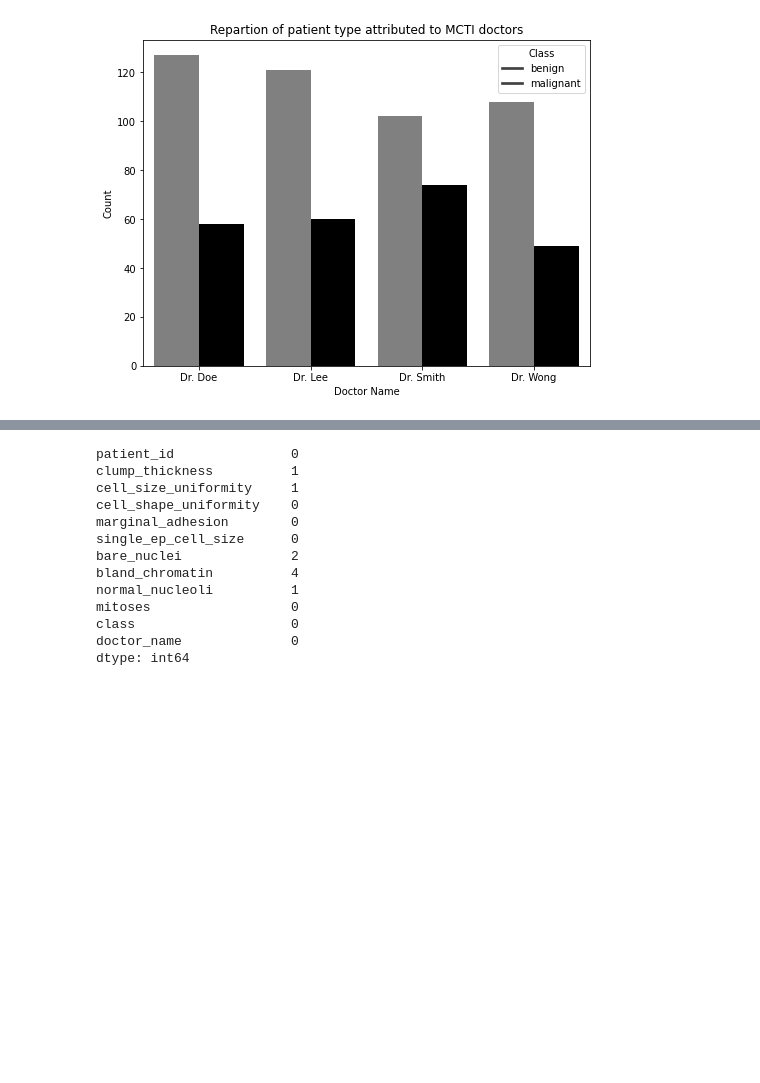
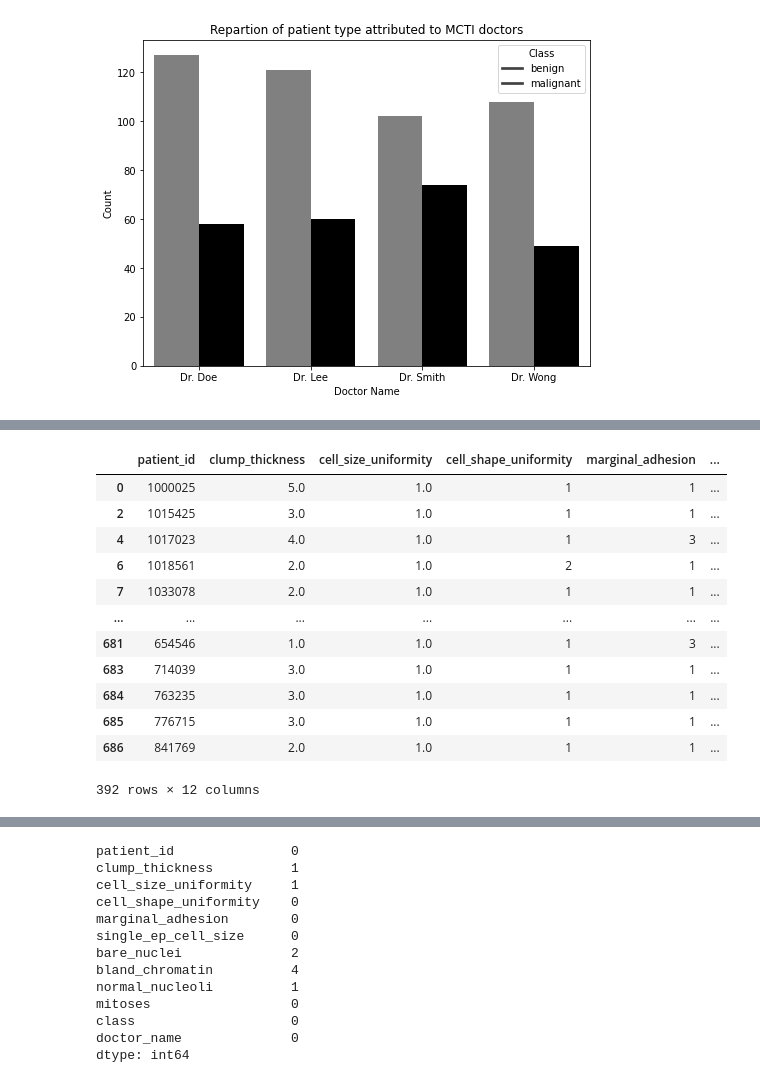
Before and after one commit to ladyson1806/pandas_data_wrangling, a Jupyter notebook: datatrek_2021/Data_Processing_Python.ipynb, the cells around one changed output, grey strips where cells are left out. Cells and saved outputs as stored; diff of their text form; code cells hidden in the pictures; blank space fills up the shorter version.

```diff
--- a/datatrek_2021/Data_Processing_Python.ipynb
+++ b/datatrek_2021/Data_Processing_Python.ipynb
@@ -259,0 +363,17 @@ main('Repartion of patient type attributed to MCTI doctors', 8, 6)
+# %%
+#### Collect the patients with the smallest and highest cell size uniformity
+breast_dataset[(breast_dataset['cell_size_uniformity'] == 1) | (breast_dataset['mitoses'] == 10 )]
+# %% [output]
+|  | patient_id | clump_thickness | cell_size_uniformity | cell_shape_uniformity | marginal_adhesion | ... |
+| 0 | 1000025 | 5.0 | 1.0 | 1 | 1 | ... |
+| 2 | 1015425 | 3.0 | 1.0 | 1 | 1 | ... |
+| 4 | 1017023 | 4.0 | 1.0 | 1 | 3 | ... |
+| 6 | 1018561 | 2.0 | 1.0 | 2 | 1 | ... |
+| 7 | 1033078 | 2.0 | 1.0 | 1 | 1 | ... |
+| ... | ... | ... | ... | ... | ... | ... |
+| 681 | 654546 | 1.0 | 1.0 | 1 | 3 | ... |
+| 683 | 714039 | 3.0 | 1.0 | 1 | 1 | ... |
+| 684 | 763235 | 3.0 | 1.0 | 1 | 1 | ... |
+| 685 | 776715 | 3.0 | 1.0 | 1 | 1 | ... |
+| 686 | 841769 | 2.0 | 1.0 | 1 | 1 | ... |
+392 rows × 12 columns
```
Also changed, not shown: parts of 39 cells of this notebook.
